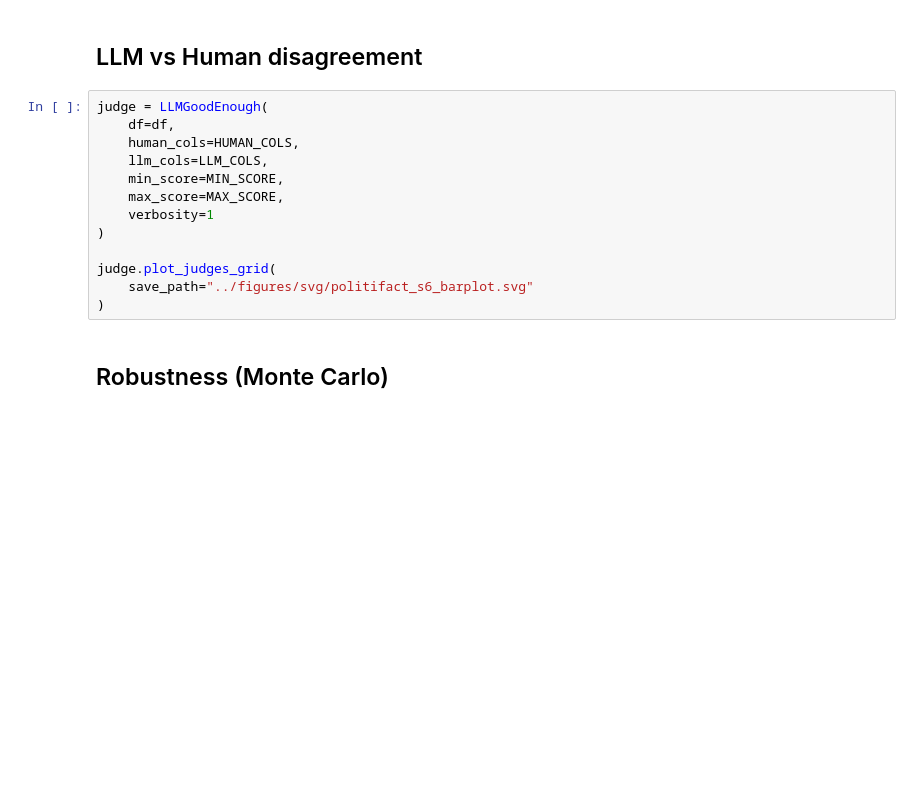
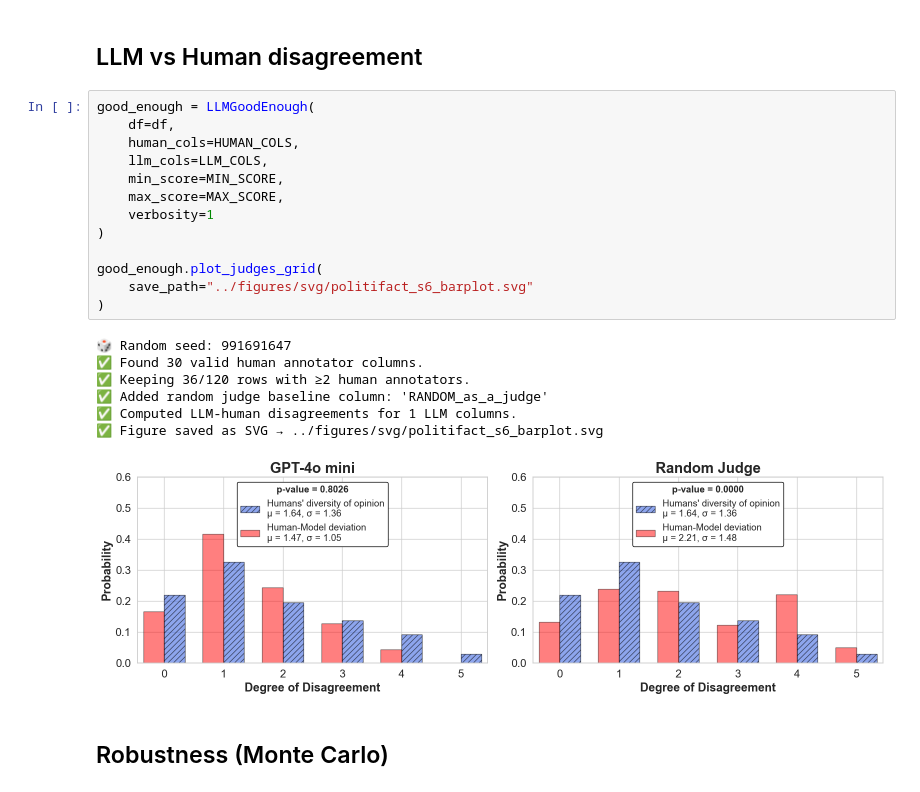
Before and after one commit to Ocean-code-1995/llm-judge-good-enough, a Jupyter notebook: benchmarks/politifact/src/analysis_s6.ipynb, the cells around one changed output. Saved outputs shown, nothing was run; the diff lists cells and outputs as text; blank space fills up the shorter version.

```diff
--- a/benchmarks/politifact/src/analysis_s6.ipynb
+++ b/benchmarks/politifact/src/analysis_s6.ipynb
@@ -34,18 +43,26 @@ df.head()
 # %% [markdown]
 ## LLM vs Human disagreement
 # %%
-judge = LLMGoodEnough(
+good_enough = LLMGoodEnough(
     df=df,
     human_cols=HUMAN_COLS,
     llm_cols=LLM_COLS,
     min_score=MIN_SCORE,
     max_score=MAX_SCORE,
     verbosity=1
 )
 
-judge.plot_judges_grid(
+good_enough.plot_judges_grid(
     save_path="../figures/svg/politifact_s6_barplot.svg"
 )
+# %% [output]
+🎲 Random seed: 991691647
+✅ Found 30 valid human annotator columns.
+✅ Keeping 36/120 rows with ≥2 human annotators.
+✅ Added random judge baseline column: 'RANDOM_as_a_judge'
+✅ Computed LLM-human disagreements for 1 LLM columns.
+✅ Figure saved as SVG → ../figures/svg/politifact_s6_barplot.svg
+[figure, added]
 # %% [markdown]
 ## Robustness (Monte Carlo)
 # %%
```
Also changed, not shown: parts of 7 cells of this notebook, 13 other files.
